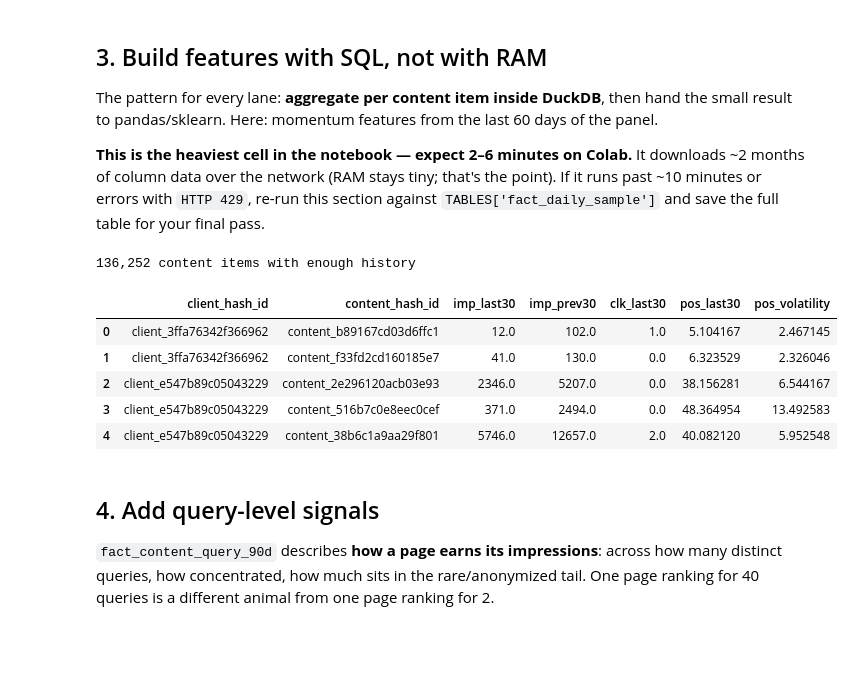
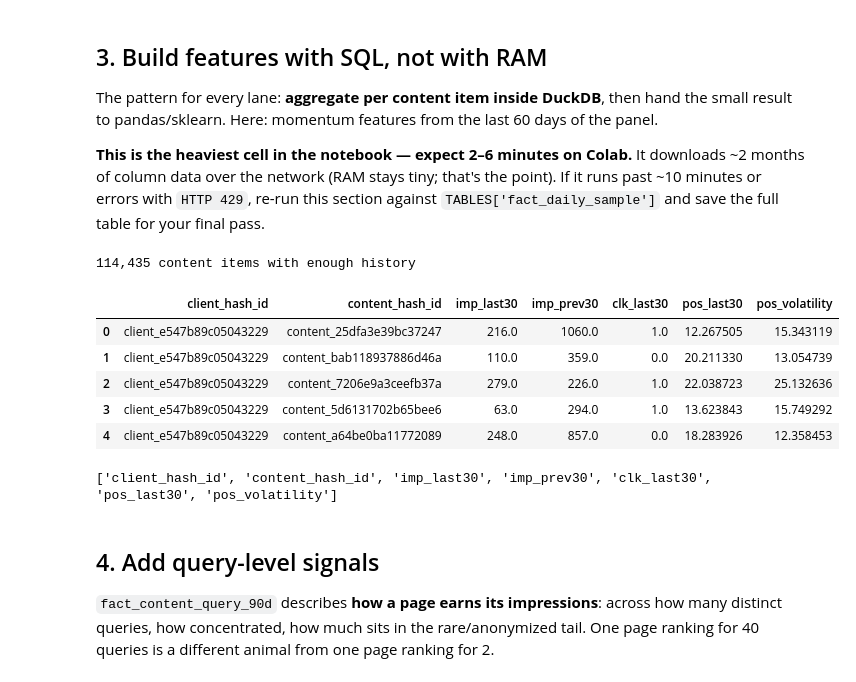
Before and after one commit to Akshay-944/flyrank-ml-internship, a Jupyter notebook: notebooks/03_working_with_the_full_release.ipynb, the cells around one changed output. Cells and saved outputs as stored; diff of their text form; code cells hidden in the pictures; blank space fills up the shorter version.

```diff
--- a/notebooks/03_working_with_the_full_release.ipynb
+++ b/notebooks/03_working_with_the_full_release.ipynb
@@ -108,33 +108,39 @@ result to pandas/sklearn. Here: momentum features from the last 60 days of the p
 # %%
 features = con.sql(f"""
     WITH bounds AS (
         SELECT MAX(report_date) AS end_d FROM {TABLES['fact_daily']}
     ),
     windowed AS (
         SELECT f.client_hash_id, f.content_hash_id,
                SUM(CASE WHEN f.report_date >  b.end_d - INTERVAL 30 DAY THEN f.gsc_impressions ELSE 0 END) AS imp_last30,
                SUM(CASE WHEN f.report_date <= b.end_d - INTERVAL 30 DAY THEN f.gsc_impressions ELSE 0 END) AS imp_prev30,
                SUM(CASE WHEN f.report_date >  b.end_d - INTERVAL 30 DAY THEN f.gsc_clicks ELSE 0 END)      AS clk_last30,
                AVG(CASE WHEN f.report_date >  b.end_d - INTERVAL 30 DAY THEN f.gsc_avg_position END)       AS pos_last30,
                STDDEV(CASE WHEN f.report_date > b.end_d - INTERVAL 30 DAY THEN f.gsc_avg_position END) AS pos_volatility
         FROM {TABLES['fact_daily']} f, bounds b
         WHERE f.report_date > b.end_d - INTERVAL 90 DAY
         GROUP BY 1, 2
-        HAVING imp_prev30 >= 100
+        HAVING imp_prev30 >= 200
     )
     SELECT * FROM windowed
 """).df()
 
 print(f'{len(features):,} content items with enough history')
 features.head()
 # %% [output]
-136,252 content items with enough history
+114,435 content items with enough history
 |  | client_hash_id | content_hash_id | imp_last30 | imp_prev30 | clk_last30 | pos_last30 | pos_volatility |
-| 0 | client_3ffa76342f366962 | content_b89167cd03d6ffc1 | 12.0 | 102.0 | 1.0 | 5.104167 | 2.467145 |
-| 1 | client_3ffa76342f366962 | content_f33fd2cd160185e7 | 41.0 | 130.0 | 0.0 | 6.323529 | 2.326046 |
-| 2 | client_e547b89c05043229 | content_2e296120acb03e93 | 2346.0 | 5207.0 | 0.0 | 38.156281 | 6.544167 |
-| 3 | client_e547b89c05043229 | content_516b7c0e8eec0cef | 371.0 | 2494.0 | 0.0 | 48.364954 | 13.492583 |
-| 4 | client_e547b89c05043229 | content_38b6c1a9aa29f801 | 5746.0 | 12657.0 | 2.0 | 40.082120 | 5.952548 |
+| 0 | client_e547b89c05043229 | content_25dfa3e39bc37247 | 216.0 | 1060.0 | 1.0 | 12.267505 | 15.343119 |
+| 1 | client_e547b89c05043229 | content_bab118937886d46a | 110.0 | 359.0 | 0.0 | 20.211330 | 13.054739 |
+| 2 | client_e547b89c05043229 | content_7206e9a3ceefb37a | 279.0 | 226.0 | 1.0 | 22.038723 | 25.132636 |
+| 3 | client_e547b89c05043229 | content_5d6131702b65bee6 | 63.0 | 294.0 | 1.0 | 13.623843 | 15.749292 |
+| 4 | client_e547b89c05043229 | content_a64be0ba11772089 | 248.0 | 857.0 | 0.0 | 18.283926 | 12.358453 |
+# %%
+data = features.copy()
+
+print(data.columns.tolist())
+# %% [output]
+['client_hash_id', 'content_hash_id', 'imp_last30', 'imp_prev30', 'clk_last30', 'pos_last30', 'pos_volatility']
 # %% [markdown]
 ## 4. Add query-level signals
 
```
Also changed, not shown: parts of 4 cells of this notebook.
